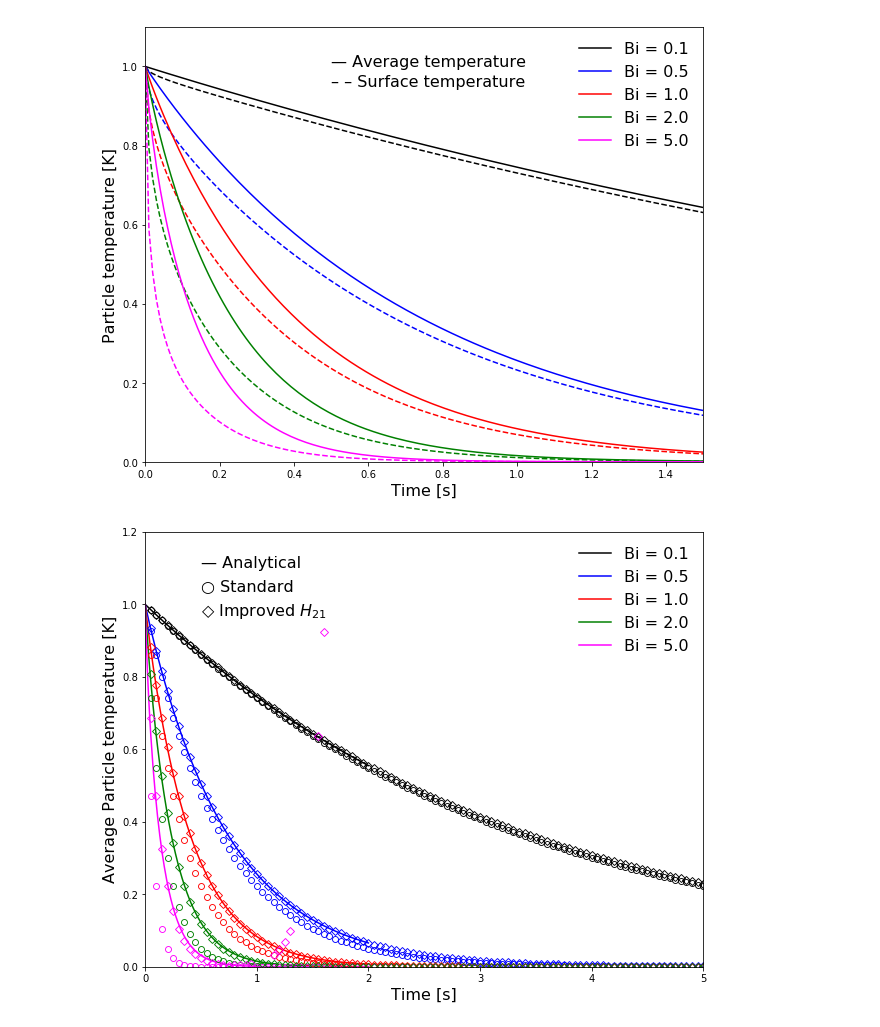
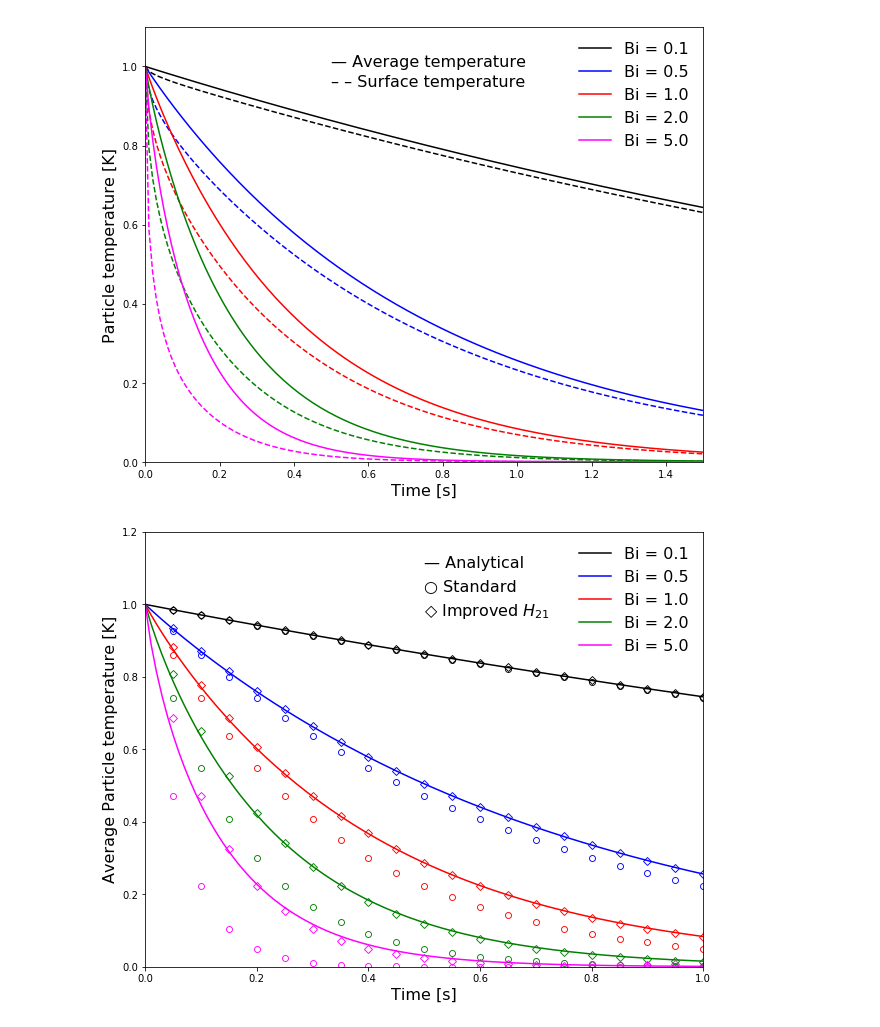
Before and after one commit to lucillalmeida/doutorado-validacoes, a Jupyter notebook: cooling_particle/Post-processing/Transient heat conduction in a solid sphere with convective boundary-comparison.ipynb, the cells around one changed output. Drawn from its saved outputs; the diff is of its cells as text; code cells hidden in the pictures.

```diff
--- a/cooling_particle/Post-processing/Transient heat conduction in a solid sphere with convective boundary-comparison.ipynb
+++ b/cooling_particle/Post-processing/Transient heat conduction in a solid sphere with convective boundary-comparison.ipynb
@@ -394,32 +394,32 @@ plt.plot(t_zero_way_Bi01_standard, temp_zero_way_Bi01_standard, linestyle = "Non
 plt.plot(t_zero_way_Bi05_standard, temp_zero_way_Bi05_standard, linestyle = "None", marker = 'o', markeredgecolor = "blue",
          markeredgewidth = 0.9, markevery=1, markerfacecolor = "None")
 plt.plot(t_zero_way_Bi1_standard, temp_zero_way_Bi1_standard, linestyle = "None", marker = 'o', markeredgecolor = "red",
          markeredgewidth = 0.9, markevery=1, markerfacecolor = "None")
 plt.plot(t_zero_way_Bi2_standard, temp_zero_way_Bi2_standard, linestyle = "None", marker = 'o', markeredgecolor = "green",
          markeredgewidth = 0.9, markevery=1, markerfacecolor = "None")
 plt.plot(t_zero_way_Bi5_standard, temp_zero_way_Bi5_standard, linestyle = "None", marker = 'o', markeredgecolor = "magenta",
          markeredgewidth = 0.9, markevery=1, markerfacecolor = "None")
 
 plt.plot(t_zero_way_Bi01_improved_h21, temp_zero_way_Bi01_improved_h21, linestyle = "None", marker = 'D', markeredgecolor = "black",
          markeredgewidth = 0.9, markevery=1, markerfacecolor = "none")
 plt.plot(t_zero_way_Bi05_improved_h21, temp_zero_way_Bi05_improved_h21, linestyle = "None", marker = 'D', markeredgecolor = "blue",
          markeredgewidth = 0.9, markevery=1, markerfacecolor = "none")
 plt.plot(t_zero_way_Bi1_improved_h21, temp_zero_way_Bi1_improved_h21, linestyle = "None", marker = 'D', markeredgecolor = "red",
          markeredgewidth = 0.9, markevery=1, markerfacecolor = "none")
 plt.plot(t_zero_way_Bi2_improved_h21, temp_zero_way_Bi2_improved_h21, linestyle = "None", marker = 'D', markeredgecolor = "green",
          markeredgewidth = 0.9, markevery=1, markerfacecolor = "none")
 plt.plot(t_zero_way_Bi5_improved_h21, temp_zero_way_Bi5_improved_h21, linestyle = "None", marker = 'D', markeredgecolor = "magenta",
          markeredgewidth = 0.9, markevery=1, markerfacecolor = "none")
 
-plt.xlim(0, 5.0)
+plt.xlim(0, 1.0)
 plt.ylim(0, 1.2)
 plt.legend(fontsize=16, loc='upper right', frameon=False)
 plt.ylabel('Average Particle temperature [K]', fontsize=16)
 plt.xlabel('Time [s]', fontsize=16)
 plt.annotate('\u2014 Analytical',xy=(0.5, 1.1), fontsize=16)
 plt.annotate('\u25CB Standard', xy=(0.5, 1.035), fontsize=16)
 plt.annotate('\u25C7 Improved $H_{21}$', xy=(0.5, 0.97), fontsize=16)
 plt.savefig('AverageParticleTemperatureComparison.png')
 plt.show()
 # %% [output]
-[figure, old version]
+[figure, new version]
```
Also changed, not shown: 10 other files.
